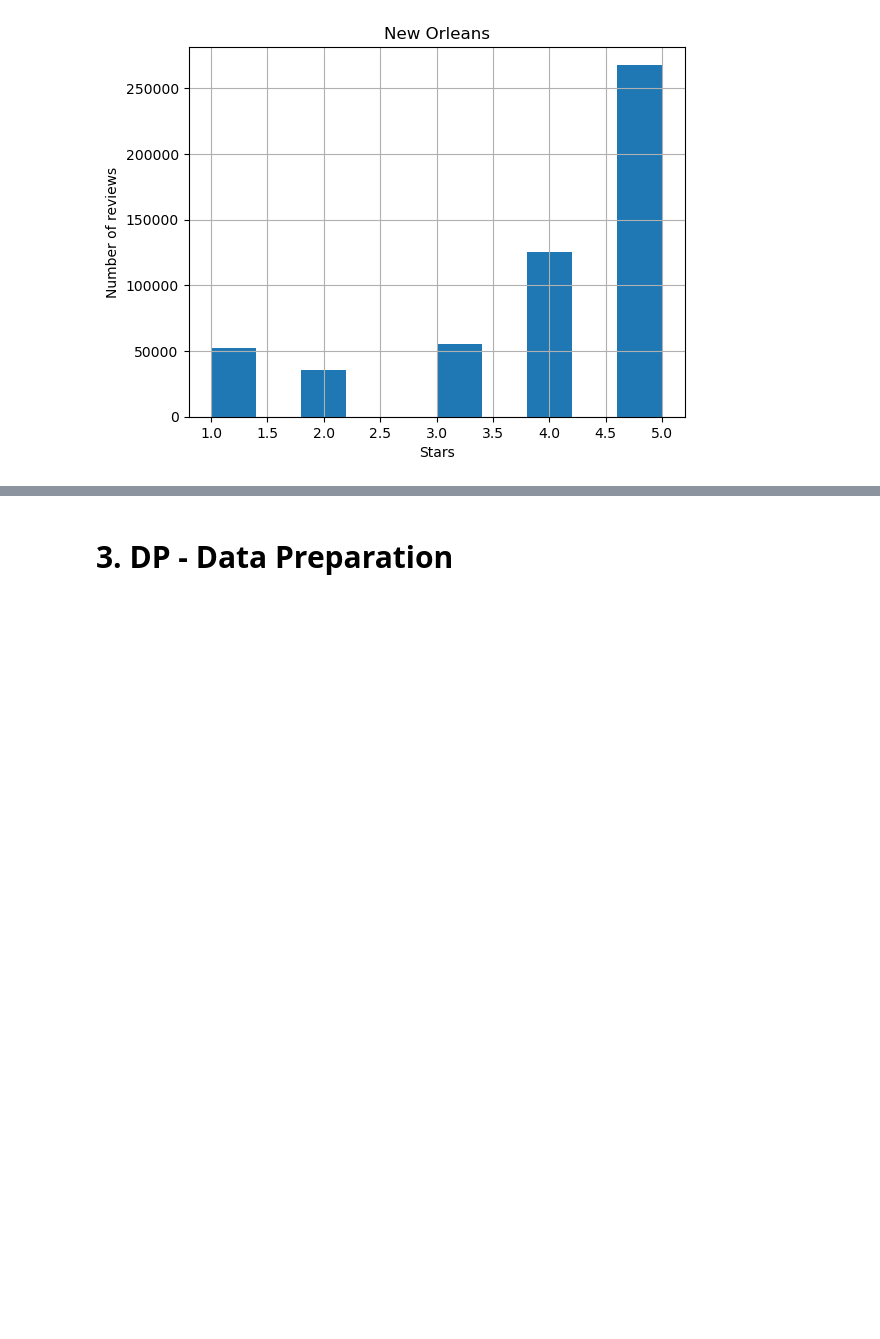
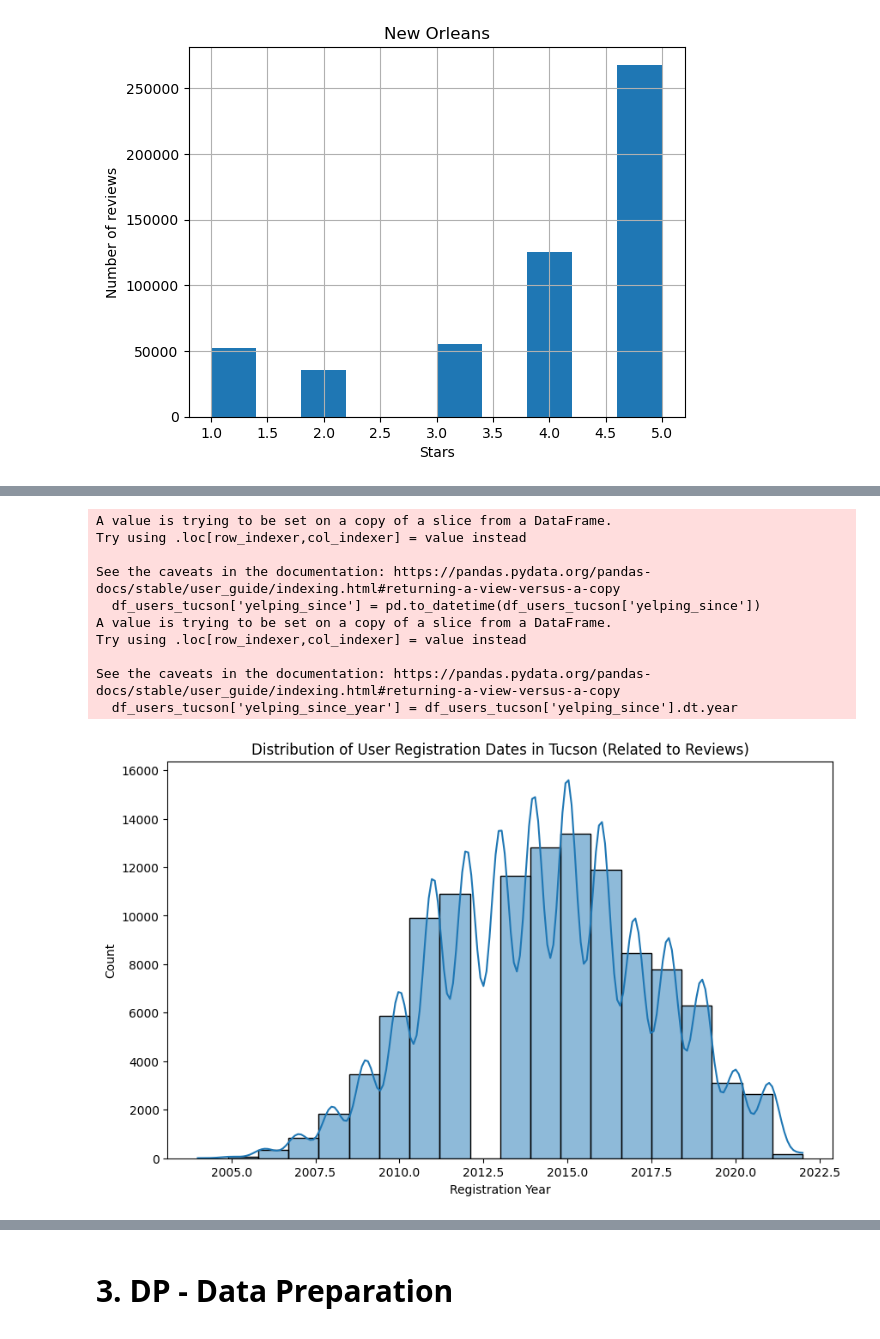
Before and after one commit to PPortela00/Recommendation-System---, a Jupyter notebook: notebook.ipynb, the cells around one changed output, grey strips where cells are left out. Drawn from its saved outputs; the diff is of its cells as text; code cells hidden in the pictures; blank space fills up the shorter version.

```diff
--- a/notebook.ipynb
+++ b/notebook.ipynb
@@ -120,0 +134,6 @@ utils.HistogramEDA2_2(merged_df = cities_reviews, city = top5_cities[4])
+# %%
+# 1. Filtering data for the city of Tucson and "open" in the "business" table only:
+df_business_tucson = business[(business['city'] == 'Tucson') & (business['is_open'] == 1)]
+
+# Filtering reviews related to businesses in Tucson:
+df_reviews_tucson = reviews[reviews['business_id'].isin(df_business_tucson['business_id'])]
@@ -120,0 +168,24 @@ utils.HistogramEDA2_2(merged_df = cities_reviews, city = top5_cities[4])
+# %%
+# 4. Analysis of User Registration Dates related to reviews in Tucson:
+df_users_tucson = users[users['user_id'].isin(df_reviews_tucson['user_id'])]
+df_users_tucson['yelping_since'] = pd.to_datetime(df_users_tucson['yelping_since'])
+df_users_tucson['yelping_since_year'] = df_users_tucson['yelping_since'].dt.year
+
+plt.figure(figsize=(10, 6))
+sns.histplot(data=df_users_tucson, x='yelping_since_year', bins=20, kde=True)
+plt.title('Distribution of User Registration Dates in Tucson (Related to Reviews)')
+plt.xlabel('Registration Year')
+plt.ylabel('Count')
+plt.show()
+# %% [output]
+A value is trying to be set on a copy of a slice from a DataFrame.
+Try using .loc[row_indexer,col_indexer] = value instead
+
+See the caveats in the documentation: https://pandas.pydata.org/pandas-docs/stable/user_guide/indexing.html#returning-a-view-versus-a-copy
+  df_users_tucson['yelping_since'] = pd.to_datetime(df_users_tucson['yelping_since'])
+A value is trying to be set on a copy of a slice from a DataFrame.
+Try using .loc[row_indexer,col_indexer] = value instead
+
+See the caveats in the documentation: https://pandas.pydata.org/pandas-docs/stable/user_guide/indexing.html#returning-a-view-versus-a-copy
+  df_users_tucson['yelping_since_year'] = df_users_tucson['yelping_since'].dt.year
+[figure, added]
```
Also changed, not shown: parts of 9 cells of this notebook, 1 other file.
